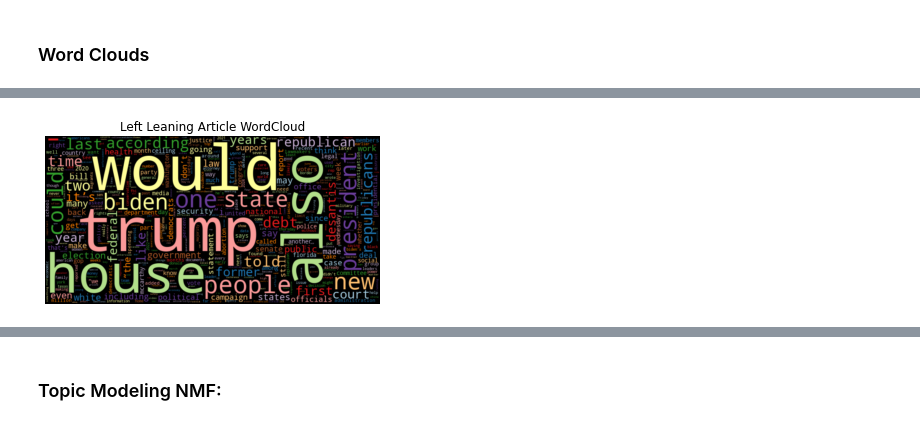
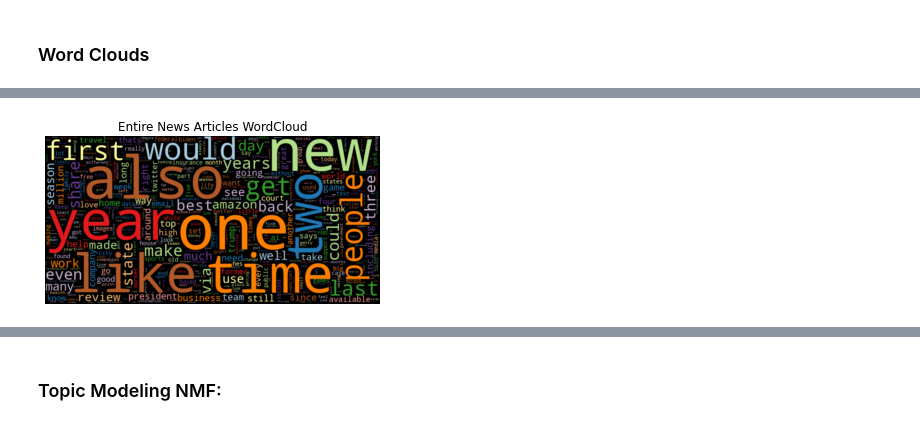
Before and after one commit to ads-capstone-su23/599_team_project, a Jupyter notebook: deliverables/ADS509_Team9_Capstone_04_EDA_af.ipynb, the cells around one changed output, grey strips where cells are left out. Cells and saved outputs as stored; diff of their text form; code cells hidden in the pictures.

Commit message:
topic modeling using NMF and word cloud

```diff
--- a/deliverables/ADS509_Team9_Capstone_04_EDA_af.ipynb
+++ b/deliverables/ADS509_Team9_Capstone_04_EDA_af.ipynb
@@ -241,6 +241,7 @@ full_pipeline = [str.lower, remove_url, rex_replace, emoji_split, remove_messy,
                  remove_punctuation, tokenize, remove_stop]
 first_pipeline = [str.lower, remove_url, rex_replace, emoji_split, remove_messy,
                   remove_punctuation]
+tokenize_sw_pipeline = [remove_punctuation, remove_messy,tokenize, remove_stop]
 
 
 def prepare(text, pipeline) :
@@ -489,13 +490,19 @@ api_data_complete_df2.to_csv("master_tokenized_labeled_af.csv", sep=',')
 
 #Left_lean_articles_df=api_data_complete_df2[api_data_complete_df2['Political_Lean']=="Left"]
 #Right_lean_articles_df=api_data_complete_df2[api_data_complete_df2['Political_Lean']=="Right"]
+# %%
+api_data_complete_df['tokens']=api_data_complete_df['processed_text'].apply(prepare,
+                                                     pipeline=tokenize_sw_pipeline)
 # %%
 
-text_used_df = pd.DataFrame(api_data_complete_df['processed_text'])
-Text_Words=[token for (index,row) in
-           text_used_df.iterrows()
-           for token in (index,row)]
+#text_used_df = pd.DataFrame(api_data_complete_df['processed_text'])
+#Text_Words=[token for (index,row) in
+#           text_used_df.iterrows()
+#           for token in (index,row)]
 
+Text_Words=[token for sublist in
+           api_data_complete_df['tokens']
+           for token in sublist]
 
 #Text_Words=[row for (index,row) in
 #            text_used_df.iterrows()
@@ -545,0 +563,3 @@ s: 7796639
+# %%
+Text_Words_counts2 = count_words(Text_Words, split=0)
+display(Text_Words_counts2)
@@ -599,6 +603,6 @@ display(Left_Lean_counts)
 #her_df=lyrics_data_df.loc[0,:]
 #robyn_df=lyrics_data_df.loc[1,:]
 # %%
-wordcloud(Left_Lean_counts['freq'], title="Left Leaning Article WordCloud", max_words=500)
+wordcloud(Text_Words_counts2['freq'], title="Entire News Articles WordCloud", max_words=500)
 # %% [output]
-[figure, old version]
+[figure, new version]
```
Also changed, not shown: parts of 16 cells of this notebook, 1 other file.
